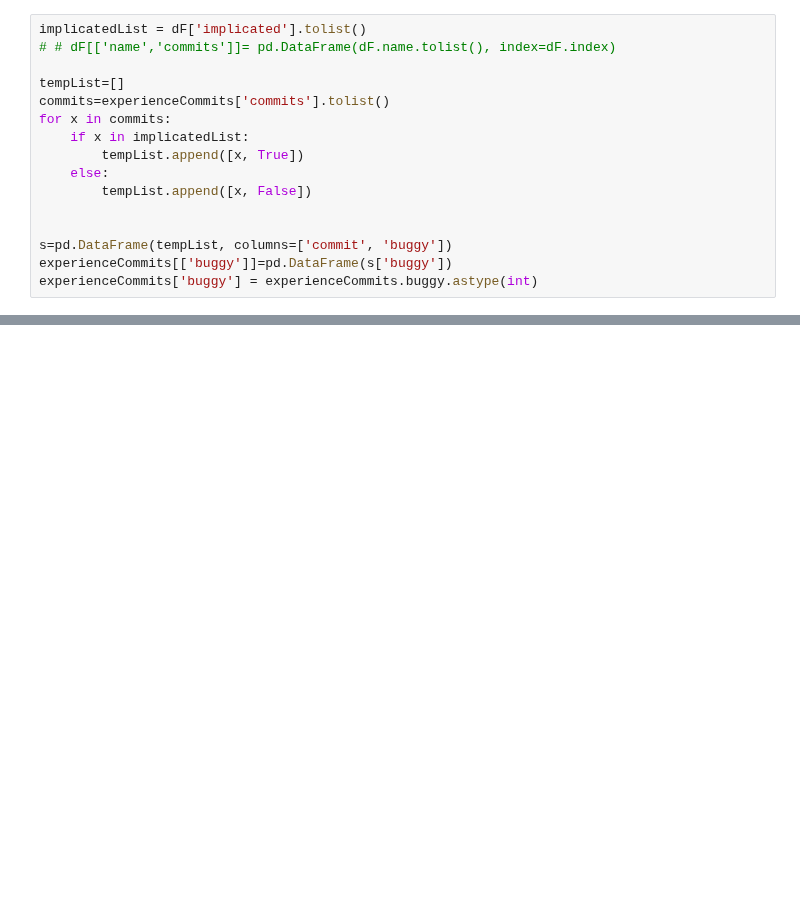
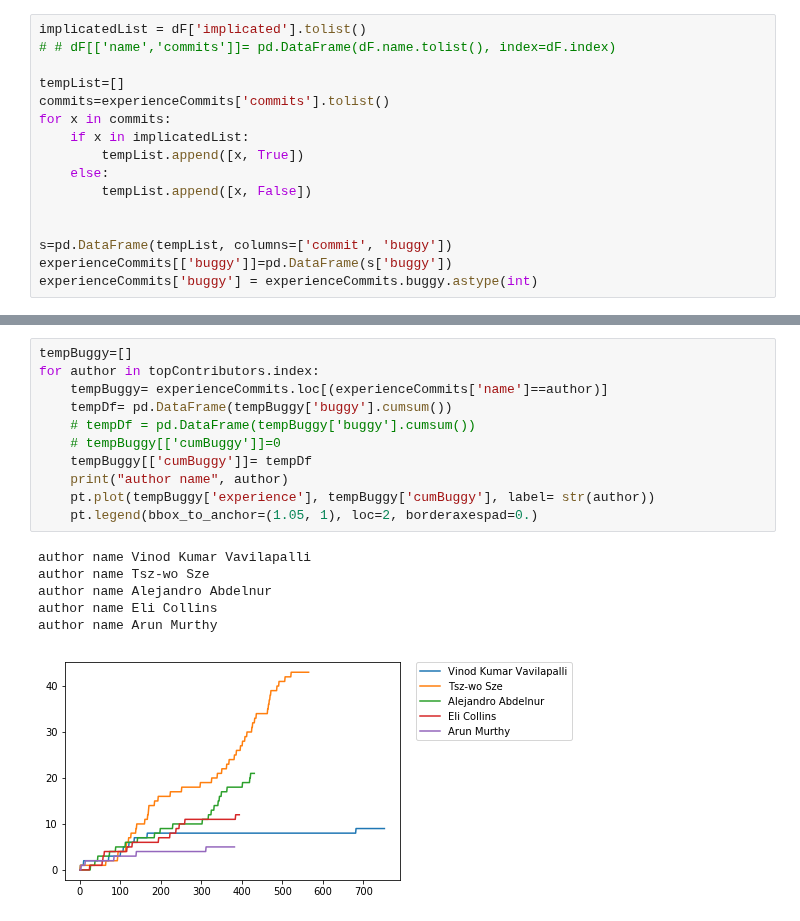
Before and after one commit to eff-kay/expertise_analysis, a Jupyter notebook: expertise-explorer.ipynb, the cells around one changed output, grey strips where cells are left out. Cells and saved outputs as stored; diff of their text form; blank space fills up the shorter version.

```diff
--- a/expertise-explorer.ipynb
+++ b/expertise-explorer.ipynb
@@ -88,0 +114,18 @@ pt.savefig('histDefects.pdf', bbox_inches="tight")
+# %%
+tempBuggy=[]
+for author in topContributors.index:
+    tempBuggy= experienceCommits.loc[(experienceCommits['name']==author)]
+    tempDf= pd.DataFrame(tempBuggy['buggy'].cumsum())
+    # tempDf = pd.DataFrame(tempBuggy['buggy'].cumsum())
+    # tempBuggy[['cumBuggy']]=0
+    tempBuggy[['cumBuggy']]= tempDf
+    print("author name", author)
+    pt.plot(tempBuggy['experience'], tempBuggy['cumBuggy'], label= str(author))
+    pt.legend(bbox_to_anchor=(1.05, 1), loc=2, borderaxespad=0.)
+# %% [output]
+author name Vinod Kumar Vavilapalli
+author name Tsz-wo Sze
+author name Alejandro Abdelnur
+author name Eli Collins
+author name Arun Murthy
+[figure, added]
```
Also changed, not shown: parts of 10 cells of this notebook, 3 other files.
